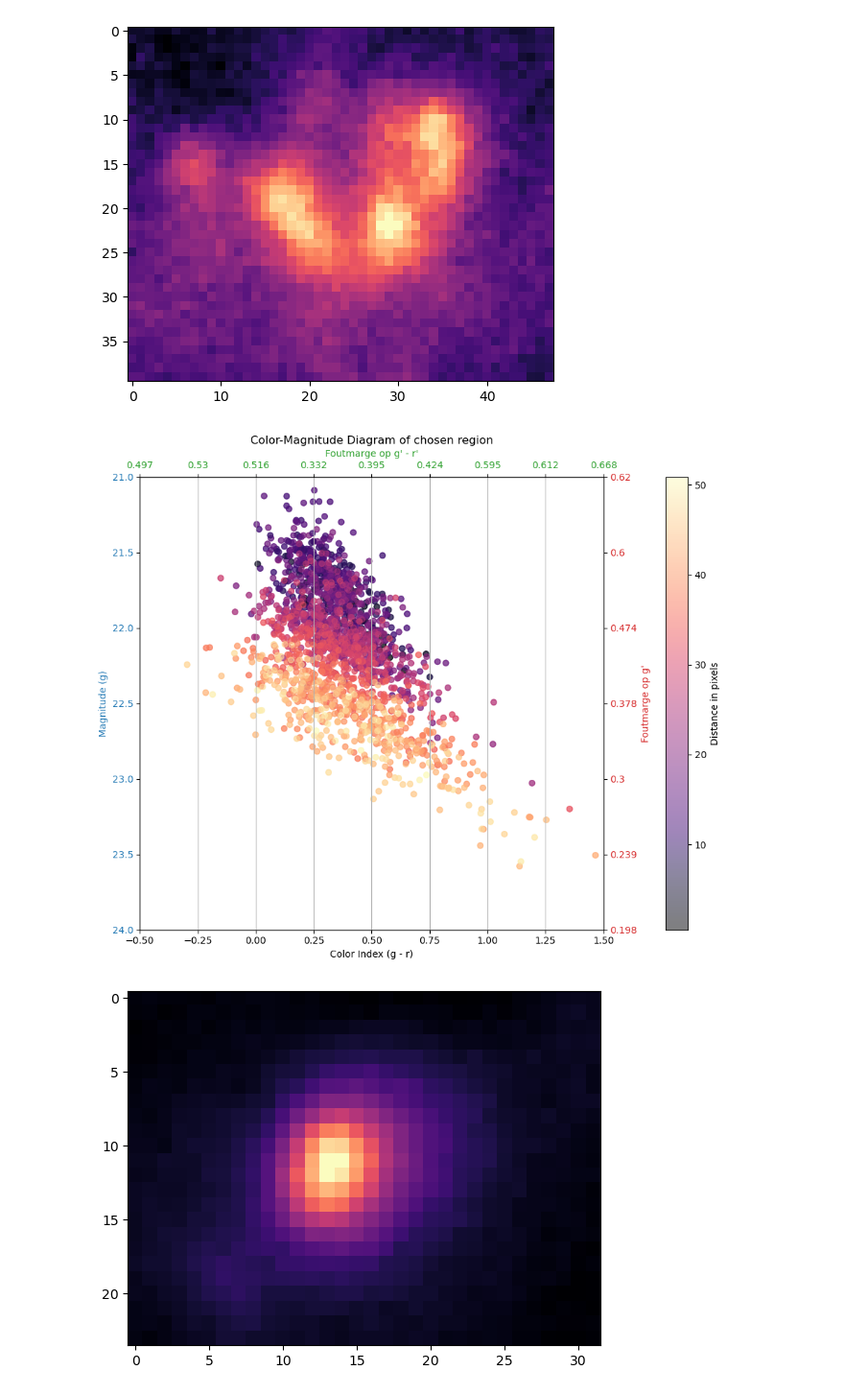
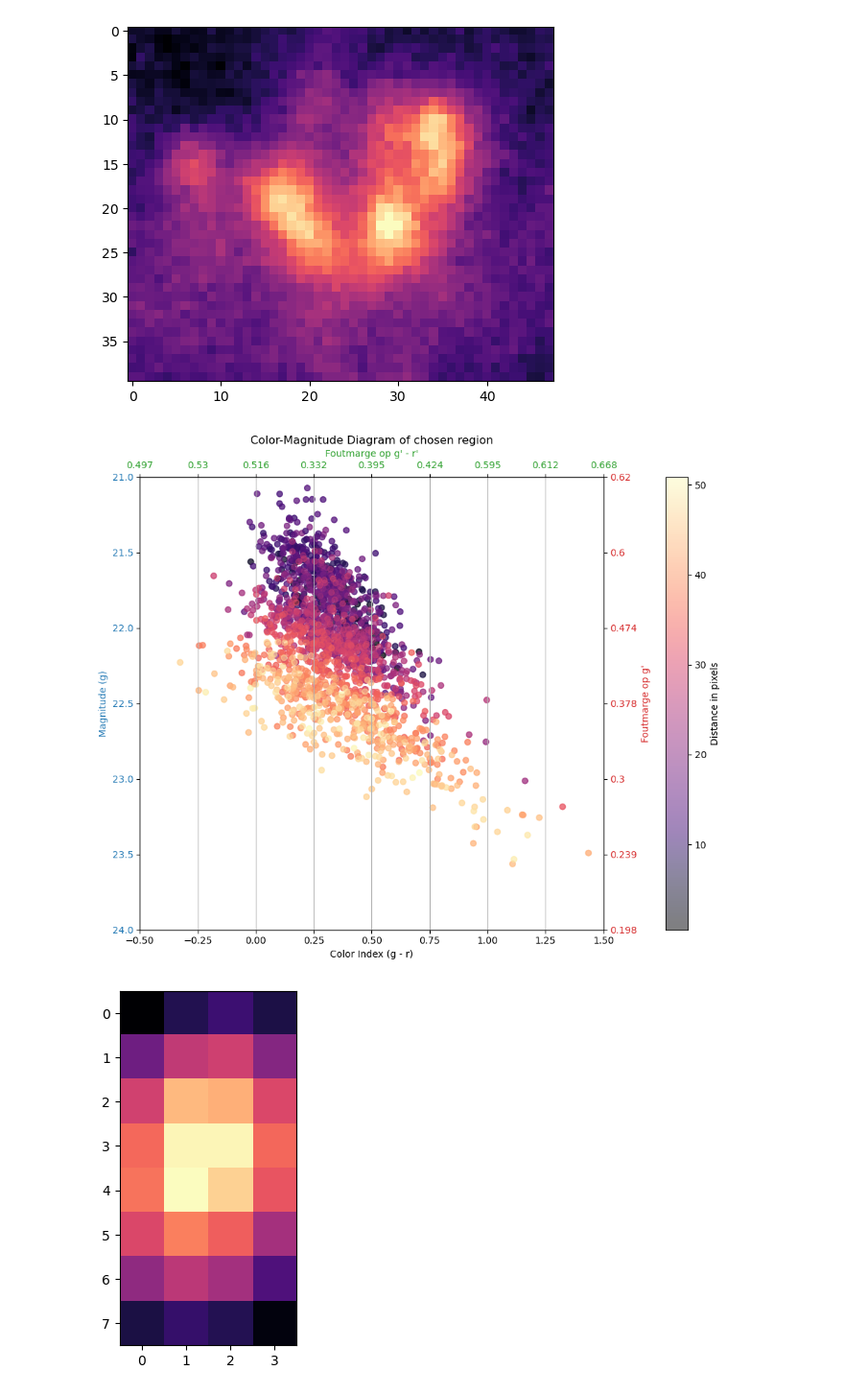
Before and after one commit to Juaopteinde/Group-19-NGC4449, a Jupyter notebook: CMDs.ipynb, the cells around one changed output. Shown at 96% size. Saved outputs shown, nothing was run; the diff lists cells and outputs as text; code cells hidden in the pictures.

```diff
--- a/CMDs.ipynb
+++ b/CMDs.ipynb
@@ -30,7 +31,7 @@ def get_data(data_im):
     wcs = WCS(hdu.header)
     return header, data, wcs
 
-header_L, dat_L, wcs_L = get_data(fit_L)
-header_g, dat_g, wcs_g = get_data(fit_g)
-header_r, dat_r, wcs_r = get_data(fit_r)
-header_ha, dat_ha, wcs_ha = get_data(fit_ha)
+header_L, data_L, wcs_L = get_data(fit_L)
+header_g, data_g, wcs_g = get_data(fit_g)
+header_r, data_r, wcs_r = get_data(fit_r)
+header_ha, data_ha, wcs_ha = get_data(fit_ha)
@@ -262,22 +290,22 @@ fig.tight_layout()  # otherwise the right y-label is slightly clipped
 plt.grid(True)
 plt.show()
 # %% [output]
-[figure, old version]
+[figure, new version]
 # %%
 # Select area of gridmap you want to use for CMD
 # Use the values of the axes of the gridmap
-x_min2, x_max2, y_min2, y_max2 = 64, 72, 62, 68
+x_min2, x_max2, y_min2, y_max2 = 67, 68, 64, 66
 
 # Make sure this is the same as in sections.ipynb
 region_size_define = 4
 
 # Plot region
 area_g2 = no_bg_g[(region_size_define*y_min2):(region_size_define*y_max2), (region_size_define*x_min2):(region_size_define*x_max2)]
 quantiles2 = np.percentile(area_g2, (0.1, 99.9))
 plt.imshow(area_g2, cmap='magma', vmin = quantiles2[0], vmax = quantiles2[1], interpolation = 'nearest')
 plt.show()
 # %% [output]
-[figure, old version]
+[figure, new version]
 # %%
 # Crop image to only the region chosen on the gridmap
 # Multiple by region_size_define to get original pixel coordinates instead of binned ones.
```
Also changed, not shown: parts of 6 cells of this notebook, 1 other file.
